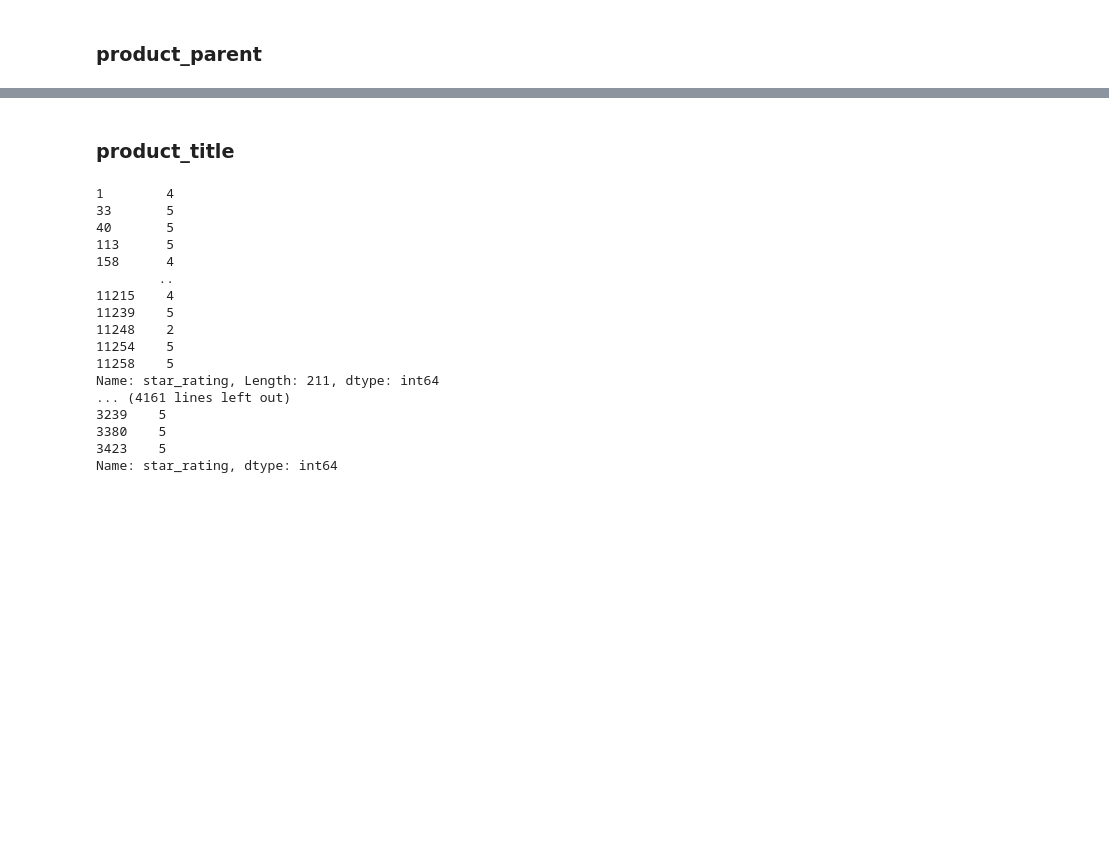
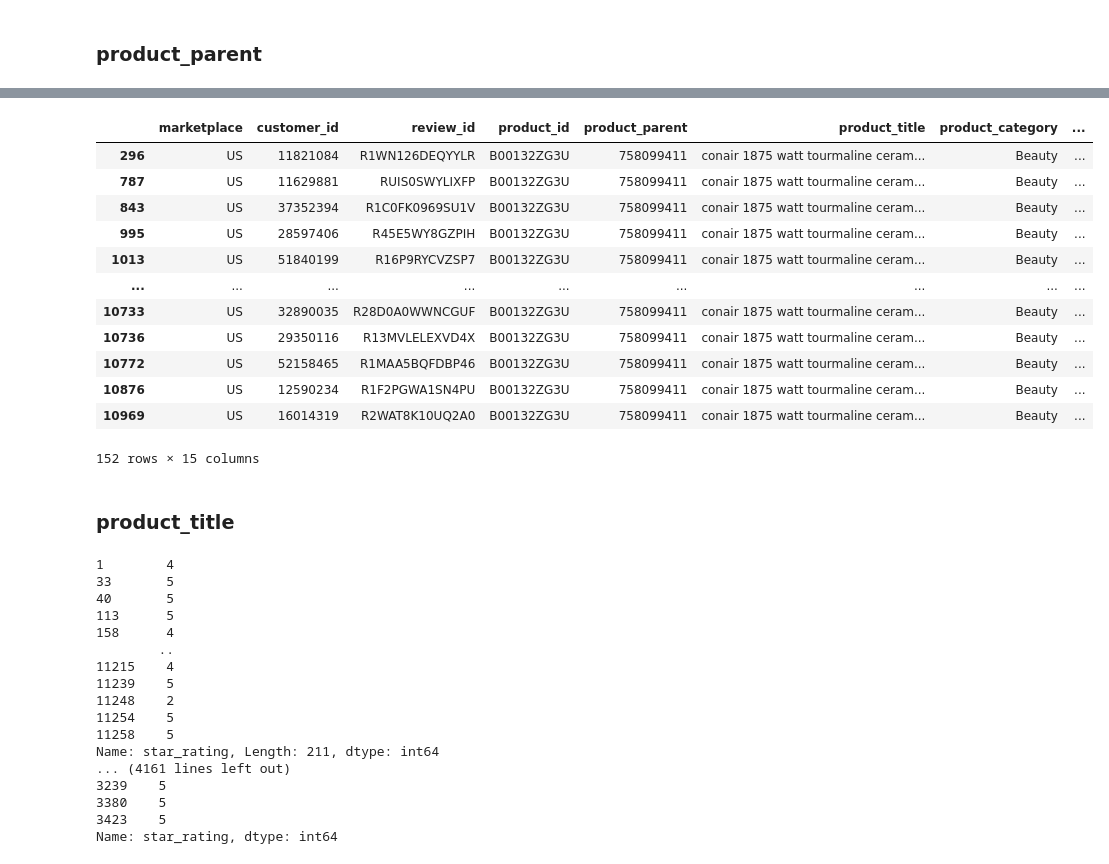
Before and after one commit to Ryan0v0/MCM2020_problemC, a Jupyter notebook: Exploratory Data Analysis.ipynb, the cells around one changed output, grey strips where cells are left out. Saved outputs shown, nothing was run; the diff lists cells and outputs as text; code cells hidden in the pictures; blank space fills up the shorter version.

```diff
--- a/Exploratory Data Analysis.ipynb
+++ b/Exploratory Data Analysis.ipynb
@@ -153,3 +160,20 @@ gp_pp[['star_rating', 'helpful_votes', 'total_votes']].mean()
+# %%
+df_pp = gp_pp.get_group(758099411)
+df_pp
+# %% [output]
+|  | marketplace | customer_id | review_id | product_id | product_parent | product_title | product_category | ... |
+| 296 | US | 11821084 | R1WN126DEQYYLR | B00132ZG3U | 758099411 | conair 1875 watt tourmaline ceram... | Beauty | ... |
+| 787 | US | 11629881 | RUIS0SWYLIXFP | B00132ZG3U | 758099411 | conair 1875 watt tourmaline ceram... | Beauty | ... |
+| 843 | US | 37352394 | R1C0FK0969SU1V | B00132ZG3U | 758099411 | conair 1875 watt tourmaline ceram... | Beauty | ... |
+| 995 | US | 28597406 | R45E5WY8GZPIH | B00132ZG3U | 758099411 | conair 1875 watt tourmaline ceram... | Beauty | ... |
+| 1013 | US | 51840199 | R16P9RYCVZSP7 | B00132ZG3U | 758099411 | conair 1875 watt tourmaline ceram... | Beauty | ... |
+| ... | ... | ... | ... | ... | ... | ... | ... | ... |
+| 10733 | US | 32890035 | R28D0A0WWNCGUF | B00132ZG3U | 758099411 | conair 1875 watt tourmaline ceram... | Beauty | ... |
+| 10736 | US | 29350116 | R13MVLELEXVD4X | B00132ZG3U | 758099411 | conair 1875 watt tourmaline ceram... | Beauty | ... |
+| 10772 | US | 52158465 | R1MAA5BQFDBP46 | B00132ZG3U | 758099411 | conair 1875 watt tourmaline ceram... | Beauty | ... |
+| 10876 | US | 12590234 | R1F2PGWA1SN4PU | B00132ZG3U | 758099411 | conair 1875 watt tourmaline ceram... | Beauty | ... |
+| 10969 | US | 16014319 | R2WAT8K10UQ2A0 | B00132ZG3U | 758099411 | conair 1875 watt tourmaline ceram... | Beauty | ... |
+152 rows × 15 columns
 # %% [markdown]
 ### product_title
 # %%
```
Also changed, not shown: parts of 15 cells of this notebook.
